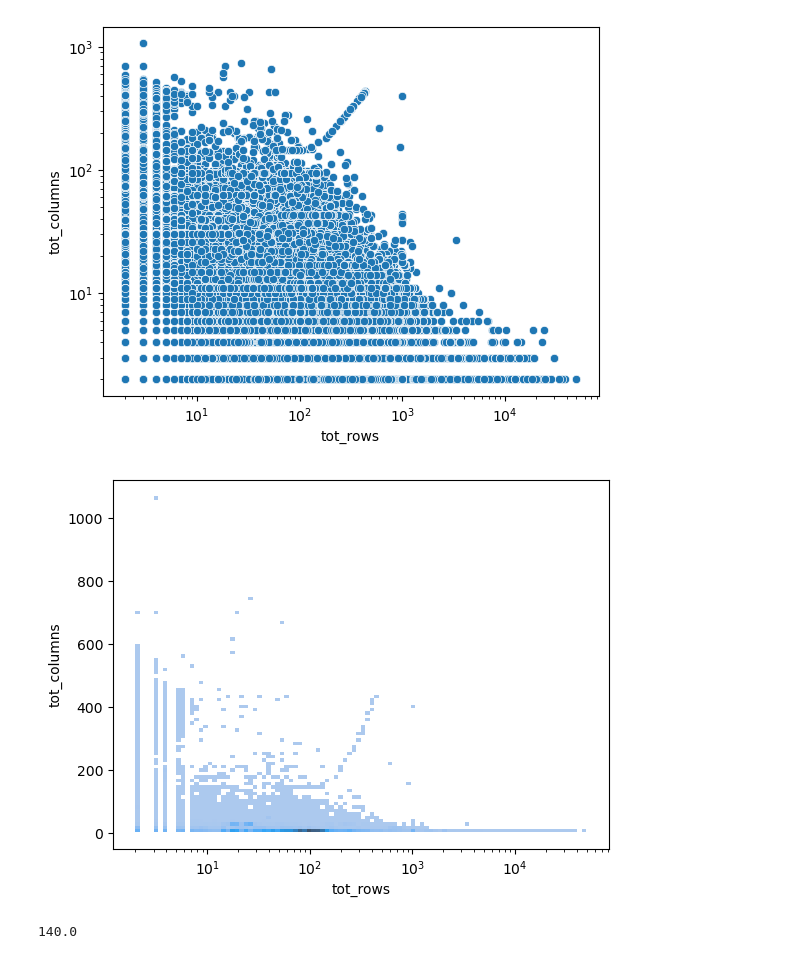
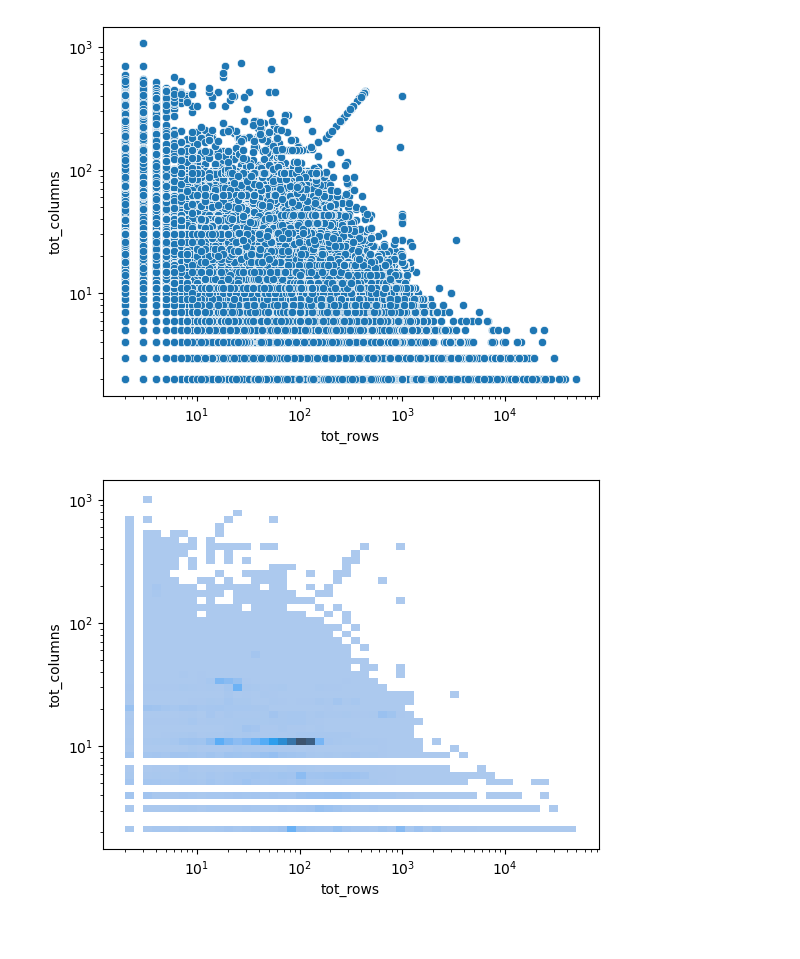
Before and after one commit to rcap107/study-gittables, a Jupyter notebook: notebooks/aggregate-study.ipynb, the cells around one changed output. Drawn from its saved outputs; the diff is of its cells as text; code cells hidden in the pictures.

```diff
--- a/notebooks/aggregate-study.ipynb
+++ b/notebooks/aggregate-study.ipynb
@@ -110,8 +104,9 @@ ax.set_yscale('log')
 # %% [output]
 [figure]
 # %%
-ax = sns.histplot(data=_df, bins=(100,100), x='tot_rows', y='tot_columns', log_scale = (True, False))
+ax = sns.histplot(data=_df, bins=(50,50), x='tot_rows', y='tot_columns', log_scale = (True, True))
+
 # ax.set_xscale('log')
 # ax.set_yscale('log')
 # %% [output]
-[figure, old version]
+[figure, new version]
@@ -120,4 +112,0 @@ bins, values = np.histogram(_df['tot_rows'])
-# %%
-np.quantile(_df['tot_rows'], .8)
-# %% [output]
-140.0
```
Also changed, not shown: parts of 8 cells of this notebook.
